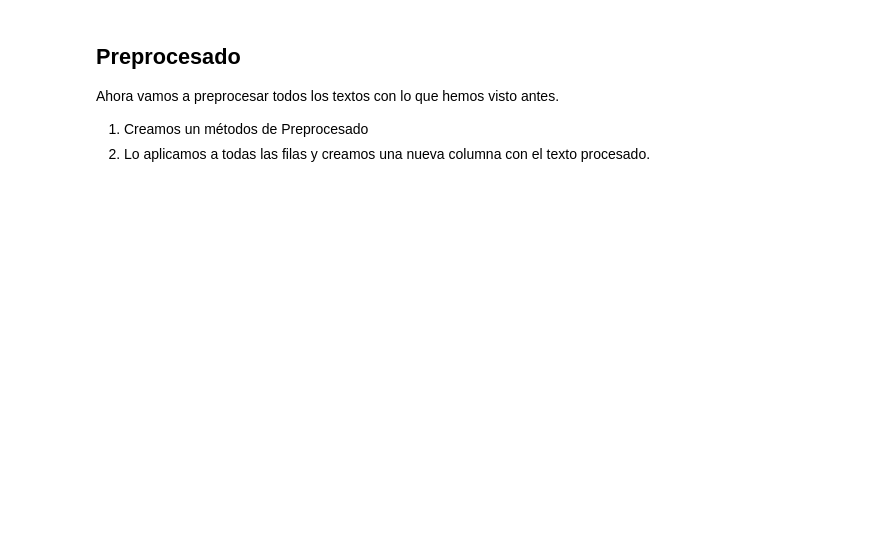
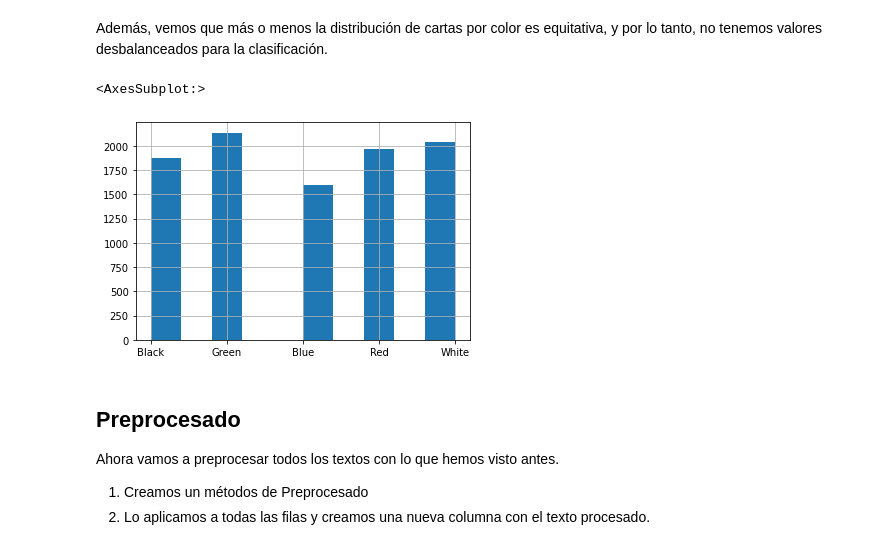
Before and after one commit to madaidays/MG.Workshop.Classification, a Jupyter notebook: Text Classification.ipynb, the cells around one changed output. Drawn from its saved outputs; the diff is of its cells as text; code cells hidden in the pictures; blank space fills up the shorter version.

```diff
--- a/Text Classification.ipynb
+++ b/Text Classification.ipynb
@@ -31,3 +46,10 @@ df.head()
+# %% [markdown]
+Además, vemos que más o menos la distribución de cartas por color es equitativa, y por lo tanto, no tenemos valores desbalanceados para la clasificación.
+# %%
+df['color'].hist()
+# %% [output]
+<AxesSubplot:>
+[figure, added]
 # %% [markdown]
 ## Preprocesado
 Ahora vamos a preprocesar todos los textos con lo que hemos visto antes.
```
Also changed, not shown: parts of 27 cells of this notebook, 2 other files.
